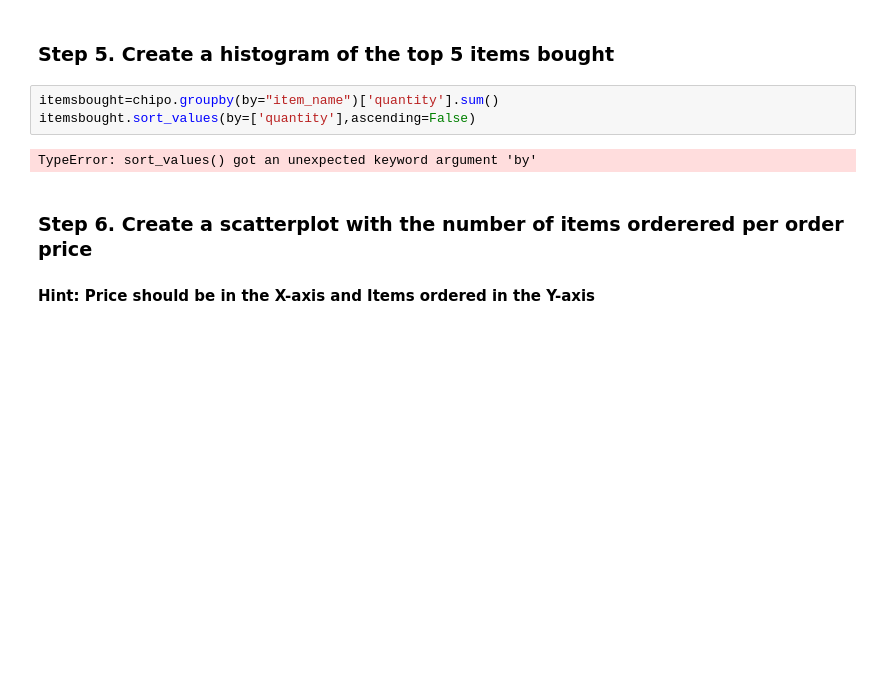
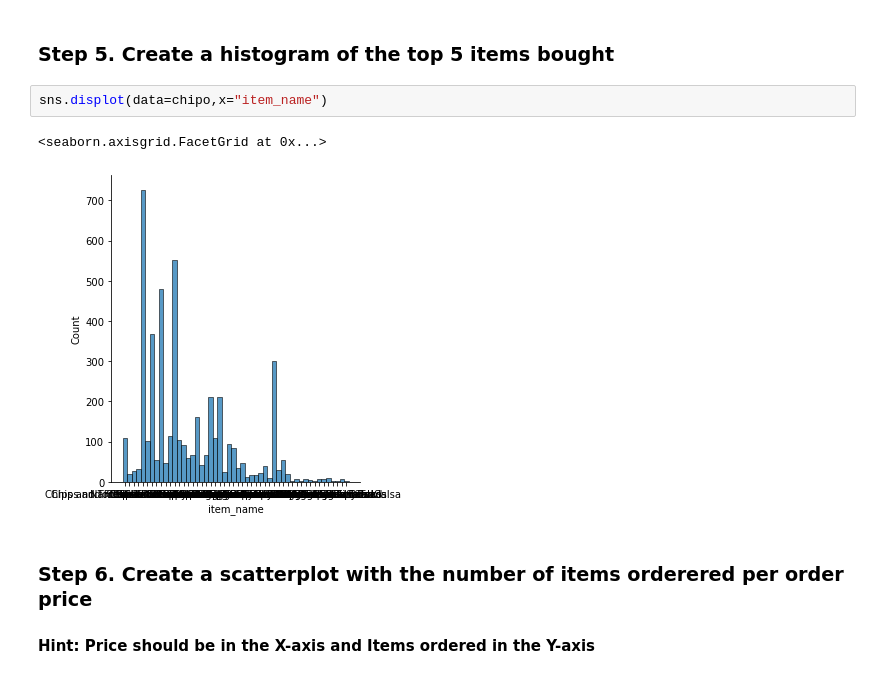
Before and after one commit to Ricardod671/pandas_exercises, a Jupyter notebook: 07_Visualization/Chipotle/Exercises.ipynb, the cells around one changed output. Drawn from its saved outputs; the diff is of its cells as text; blank space fills up the shorter version.

```diff
--- a/07_Visualization/Chipotle/Exercises.ipynb
+++ b/07_Visualization/Chipotle/Exercises.ipynb
@@ -37,11 +38,11 @@ chipo.head(10)
 | 9 | 5 | 1 | Steak Burrito | [Fresh Tomato Salsa, [Rice, Black... | $9.25 |
 # %% [markdown]
 ### Step 5. Create a histogram of the top 5 items bought
-# %%
-itemsbought=chipo.groupby(by="item_name")['quantity'].sum()
-itemsbought.sort_values(by=['quantity'],ascending=False)
-# %% [output]
-TypeError: sort_values() got an unexpected keyword argument 'by'
+# %%
+sns.displot(data=chipo,x="item_name")
+# %% [output]
+<seaborn.axisgrid.FacetGrid at 0x...>
+[figure, added]
 # %% [markdown]
 ### Step 6. Create a scatterplot with the number of items orderered per order price
 #### Hint: Price should be in the X-axis and Items ordered in the Y-axis
```
Also changed, not shown: parts of 1 cell of this notebook, 2 other files.
